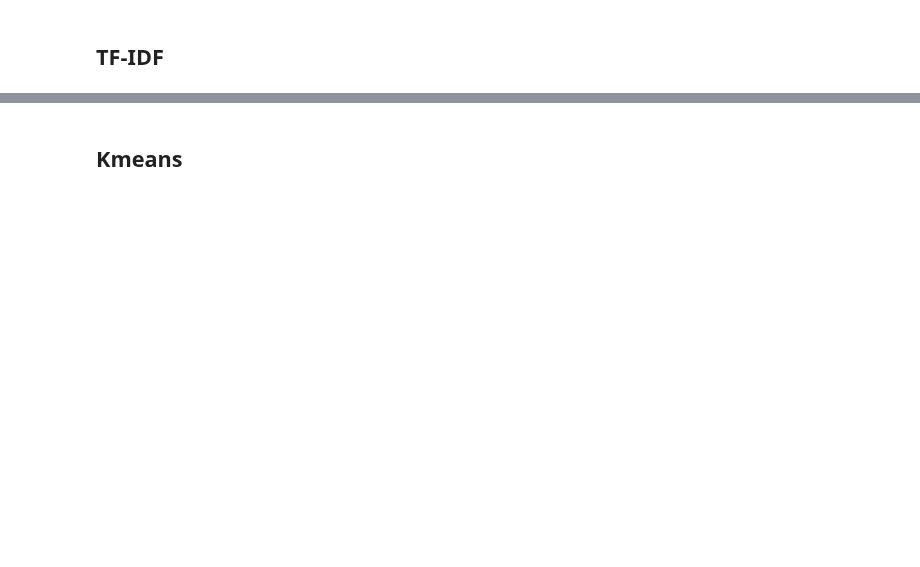
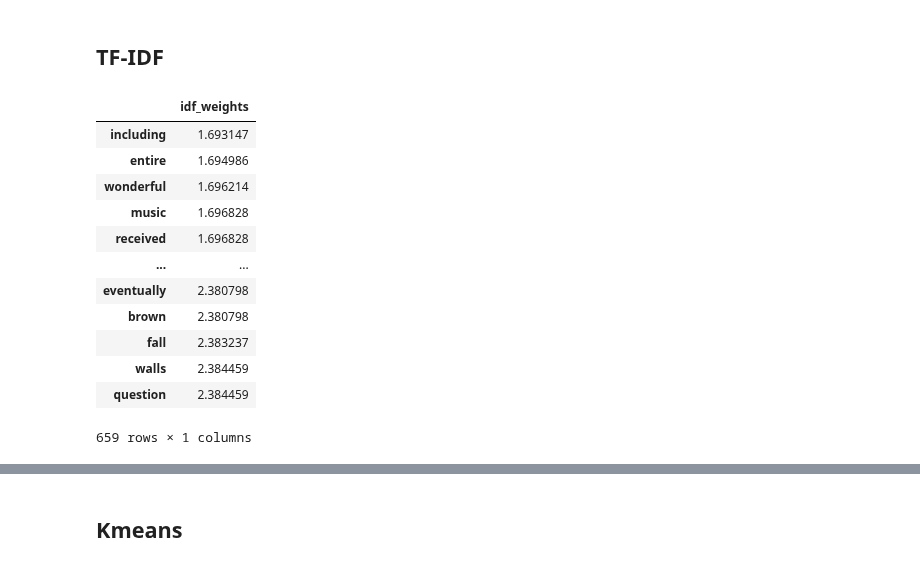
Before and after one commit to lkostakis/data-mining-NLP, a Jupyter notebook: ask3.ipynb, the cells around one changed output, grey strips where cells are left out. Cells and saved outputs as stored; diff of their text form; code cells hidden in the pictures; blank space fills up the shorter version.

```diff
--- a/ask3.ipynb
+++ b/ask3.ipynb
@@ -69,0 +93,18 @@ fitted_vectorizer = tfidf.fit_transform(business_review_txt)
+# %%
+# show words that were eliminated
+df_idf = pd.DataFrame(tfidf.idf_, index=tfidf.get_feature_names(),columns=["idf_weights"])
+df_idf.sort_values(by=['idf_weights'])
+# %% [output]
+|  | idf_weights |
+| including | 1.693147 |
+| entire | 1.694986 |
+| wonderful | 1.696214 |
+| music | 1.696828 |
+| received | 1.696828 |
+| ... | ... |
+| eventually | 2.380798 |
+| brown | 2.380798 |
+| fall | 2.383237 |
+| walls | 2.384459 |
+| question | 2.384459 |
+659 rows × 1 columns
```
Also changed, not shown: parts of 9 cells of this notebook, 1 other file.
